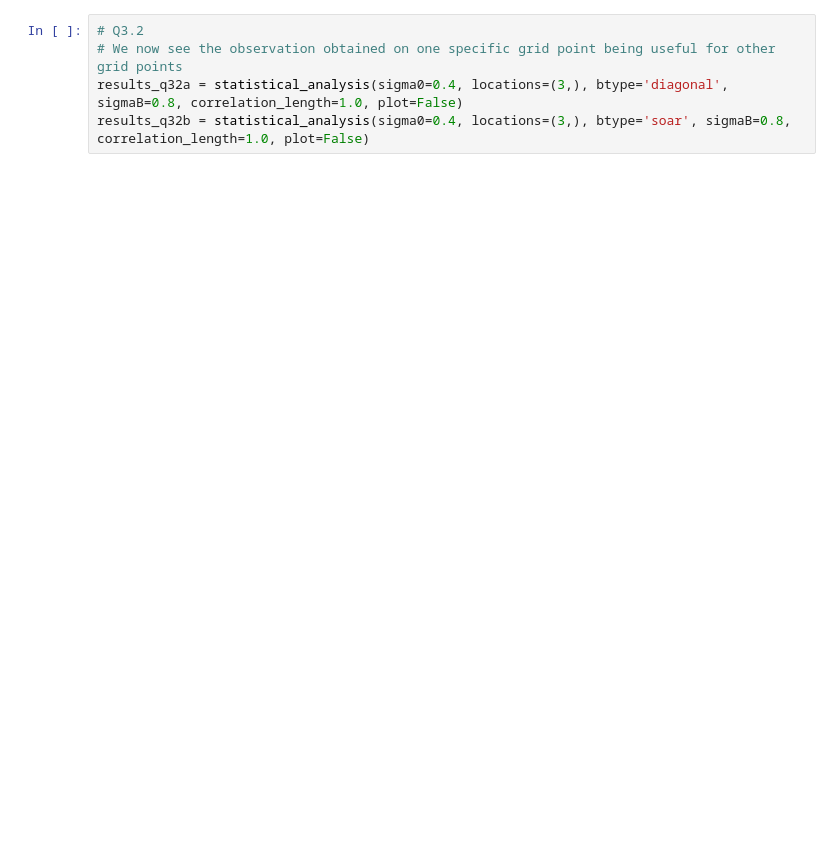
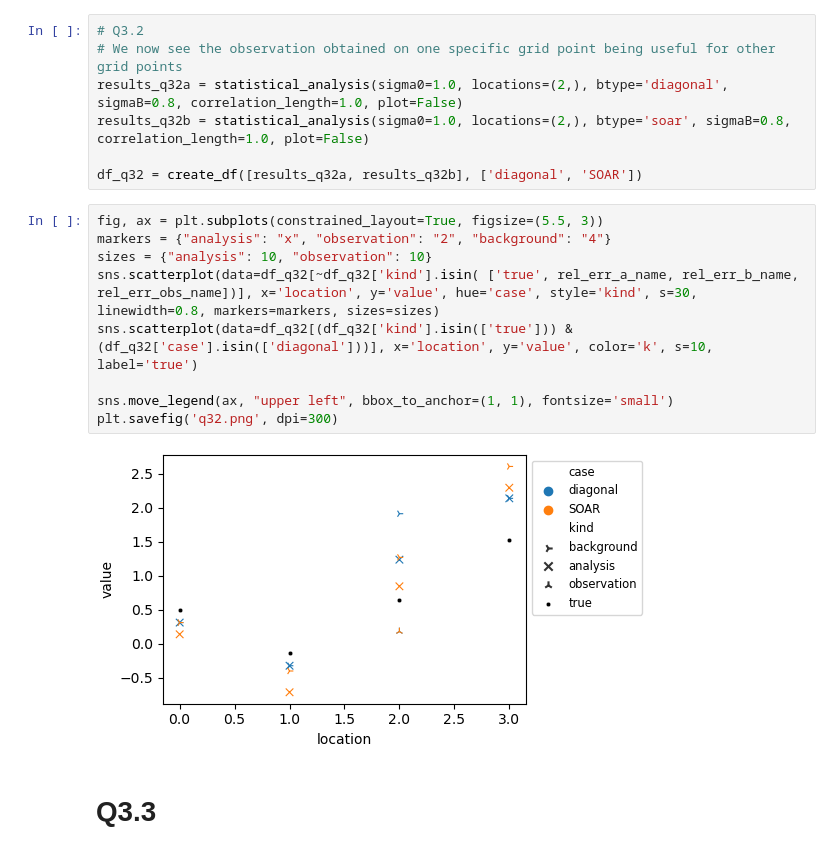
Before and after one commit to PaulCalot/supaero-mdo, a Jupyter notebook: be3/main.ipynb, the cells around one changed output. Saved outputs shown, nothing was run; the diff lists cells and outputs as text; blank space fills up the shorter version.

```diff
--- a/be3/main.ipynb
+++ b/be3/main.ipynb
@@ -132,7 +77,22 @@ results_q31d = statistical_analysis(sigma0=0.8, locations=(3,), btype='diagonal'
 # %%
 # Q3.2
 # We now see the observation obtained on one specific grid point being useful for other grid points
-results_q32a = statistical_analysis(sigma0=0.4, locations=(3,), btype='diagonal', sigmaB=0.8, correlation_length=1.0, plot=False)
-results_q32b = statistical_analysis(sigma0=0.4, locations=(3,), btype='soar', sigmaB=0.8, correlation_length=1.0, plot=False)
+results_q32a = statistical_analysis(sigma0=1.0, locations=(2,), btype='diagonal', sigmaB=0.8, correlation_length=1.0, plot=False)
+results_q32b = statistical_analysis(sigma0=1.0, locations=(2,), btype='soar', sigmaB=0.8, correlation_length=1.0, plot=False)
+
+df_q32 = create_df([results_q32a, results_q32b], ['diagonal', 'SOAR'])
+# %%
+fig, ax = plt.subplots(constrained_layout=True, figsize=(5.5, 3))
+markers = {"analysis": "x", "observation": "2", "background": "4"}
+sizes = {"analysis": 10, "observation": 10}
+sns.scatterplot(data=df_q32[~df_q32['kind'].isin( ['true', rel_err_a_name, rel_err_b_name, rel_err_obs_name])], x='location', y='value', hue='case', style='kind', s=30, linewidth=0.8, markers=markers, sizes=sizes)
+sns.scatterplot(data=df_q32[(df_q32['kind'].isin(['true'])) & (df_q32['case'].isin(['diagonal']))], x='location', y='value', color='k', s=10, label='true')
+
+sns.move_legend(ax, "upper left", bbox_to_anchor=(1, 1), fontsize='small')
+plt.savefig('q32.png', dpi=300)
+# %% [output]
+[figure, added]
+# %% [markdown]
+# Q3.3
 # %%
 # Q3.3
```
Also changed, not shown: parts of 46 cells of this notebook, 2 other files.
